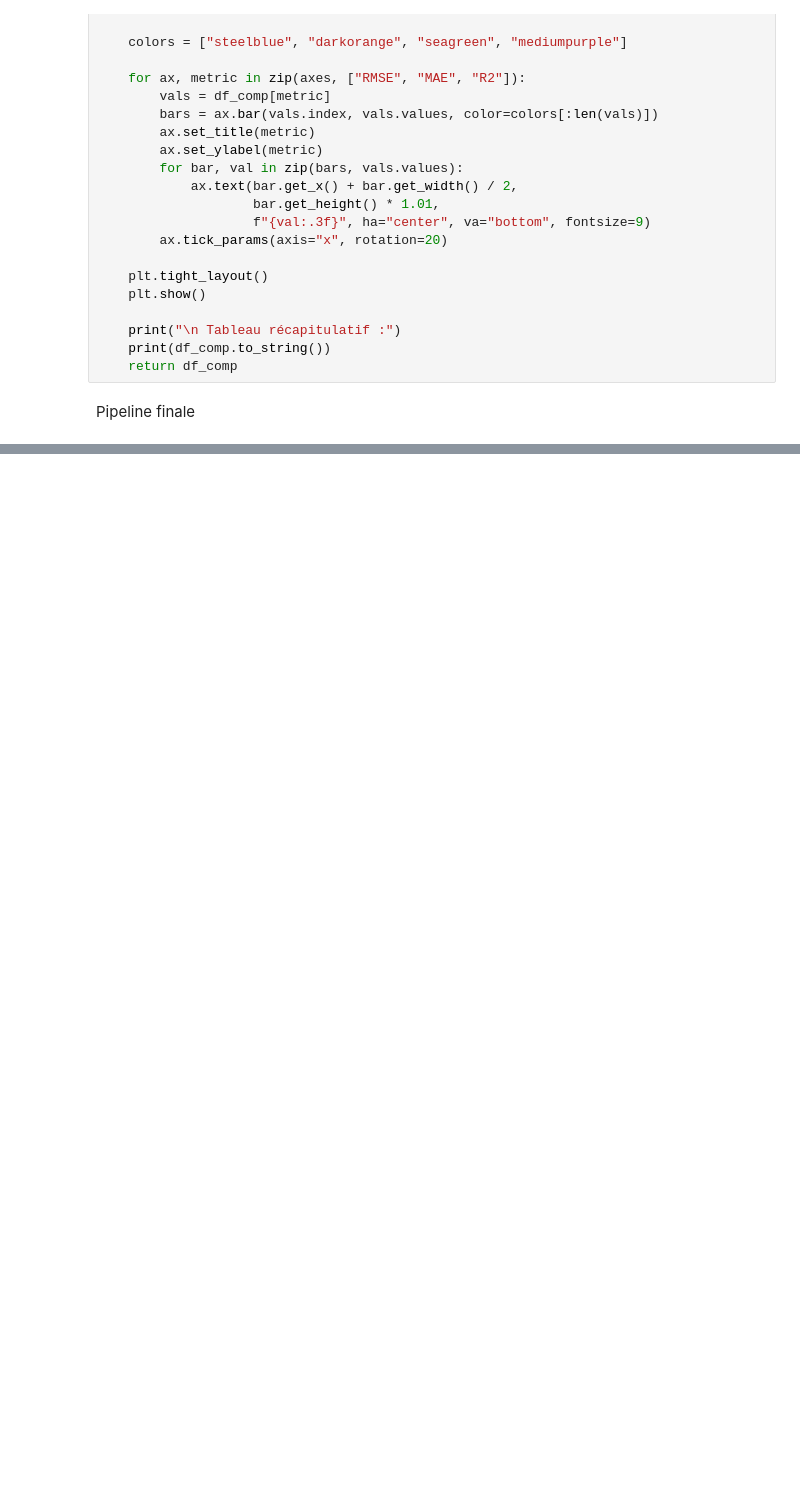
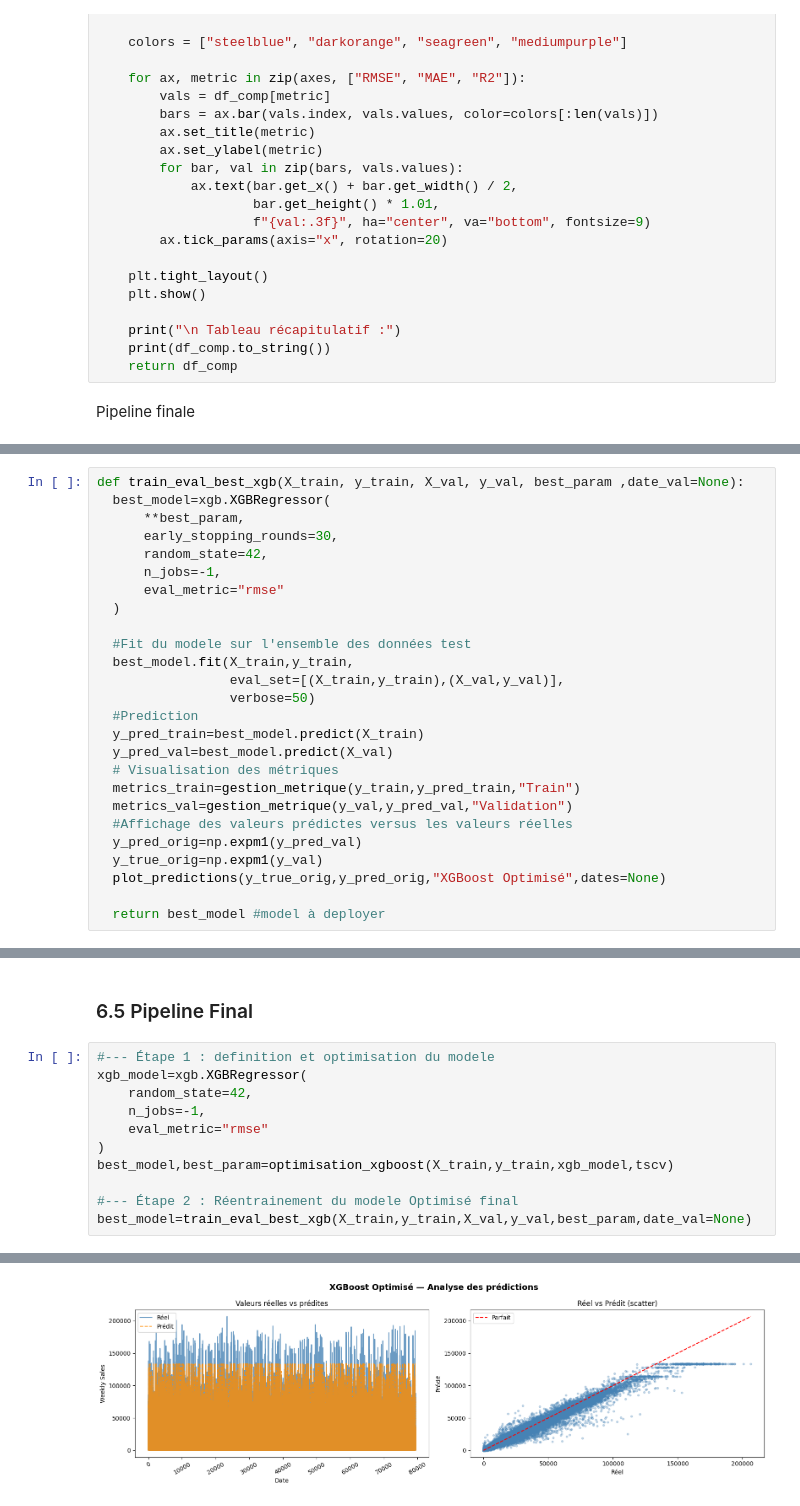
Before and after one commit to Brice92-Analyste/Walmart-Project, a Jupyter notebook: projet.ipynb, the cells around one changed output, grey strips where cells are left out. Cells and saved outputs as stored; diff of their text form; blank space fills up the shorter version.

```diff
--- a/projet.ipynb
+++ b/projet.ipynb
@@ -1888,0 +1932,26 @@ R2 : 0.51
+# %%
+def train_eval_best_xgb(X_train, y_train, X_val, y_val, best_param ,date_val=None):
+  best_model=xgb.XGBRegressor(
+      **best_param,
+      early_stopping_rounds=30,
+      random_state=42,
+      n_jobs=-1,
+      eval_metric="rmse"
+  )
+
+  #Fit du modele sur l'ensemble des données test
+  best_model.fit(X_train,y_train,
+                 eval_set=[(X_train,y_train),(X_val,y_val)],
+                 verbose=50)
+  #Prediction
+  y_pred_train=best_model.predict(X_train)
+  y_pred_val=best_model.predict(X_val)
+  # Visualisation des métriques
+  metrics_train=gestion_metrique(y_train,y_pred_train,"Train")
+  metrics_val=gestion_metrique(y_val,y_pred_val,"Validation")
+  #Affichage des valeurs prédictes versus les valeurs réelles
+  y_pred_orig=np.expm1(y_pred_val)
+  y_true_orig=np.expm1(y_val)
+  plot_predictions(y_true_orig,y_pred_orig,"XGBoost Optimisé",dates=None)
+
+  return best_model #model à deployer
@@ -1888,0 +2129,14 @@ R2 : 0.51
+# %% [markdown]
+### 6.5 Pipeline Final
+# %%
+#--- Étape 1 : definition et optimisation du modele
+xgb_model=xgb.XGBRegressor(
+    random_state=42,
+    n_jobs=-1,
+    eval_metric="rmse"
+)
+best_model,best_param=optimisation_xgboost(X_train,y_train,xgb_model,tscv)
+
+#--- Étape 2 : Réentrainement du modele Optimisé final
+best_model=train_eval_best_xgb(X_train,y_train,X_val,y_val,best_param,date_val=None)
+# %% [output]
@@ -1888,0 +2160 @@ R2 : 0.51
+[figure, added]
```
Also changed, not shown: parts of 33 cells of this notebook, 8 other files.
